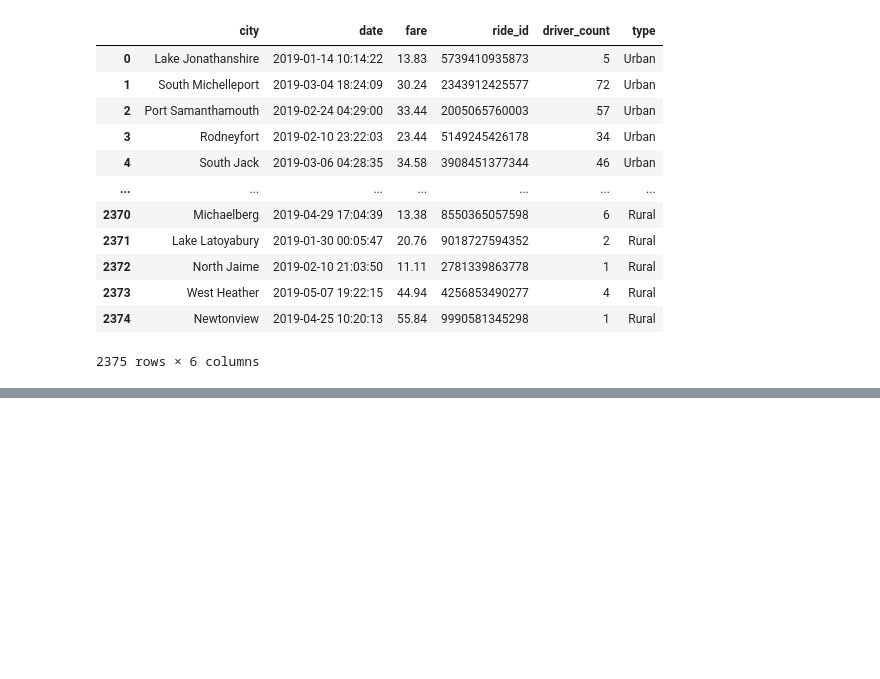
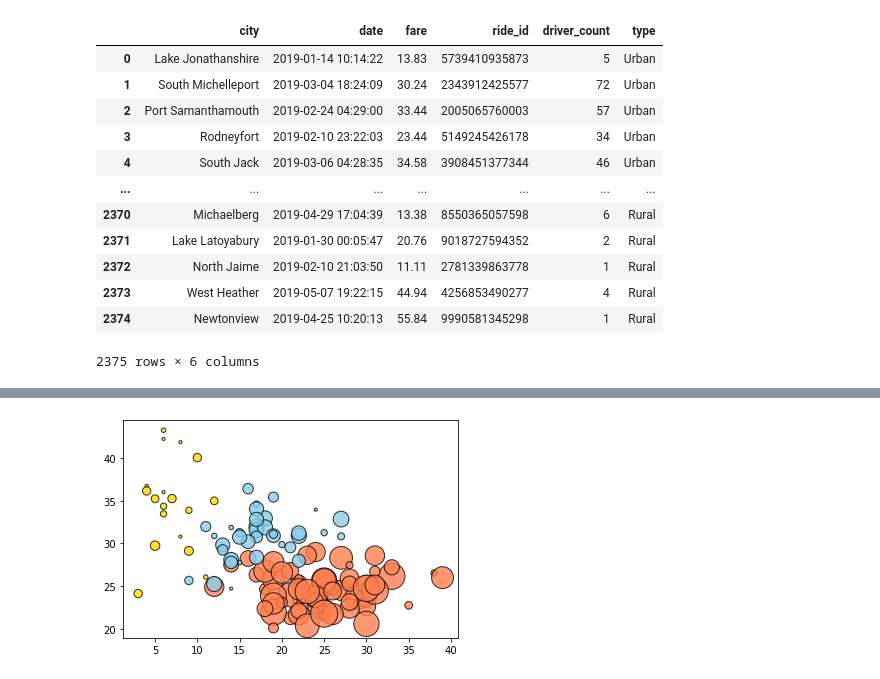
Before and after one commit to lucasbratland/PyBer_Analysis, a Jupyter notebook: PyBer.ipynb, the cells around one changed output, grey strips where cells are left out. Saved outputs shown, nothing was run; the diff lists cells and outputs as text; code cells hidden in the pictures; blank space fills up the shorter version.

```diff
--- a/PyBer.ipynb
+++ b/PyBer.ipynb
@@ -127,0 +251,23 @@ pyber_data_df
+# %%
+#plot all the scatters
+plt.scatter(urban_ride_count, urban_average_fare,
+            s=10*urban_driver_count,
+            c = 'coral',
+            edgecolor = 'black', linewidth = 1,
+            alpha = 0.8,
+            label = 'Urban')
+plt.scatter(suburban_ride_count, suburban_average_fare,
+            s=10*suburban_driver_count,
+            c = 'skyblue',
+            edgecolor = 'black', linewidth = 1,
+            alpha = 0.8,
+            label = 'Suburban')
+plt.scatter(rural_ride_count, rural_average_fare,
+            s=10 * rural_driver_count,
+            c = 'gold',
+            edgecolor = 'black', linewidth = 1,
+            alpha = 0.8,
+            label = 'Rural')
+plt.show()
+# %% [output]
+[figure, added]
```
Also changed, not shown: parts of 12 cells of this notebook, 1 other file.
